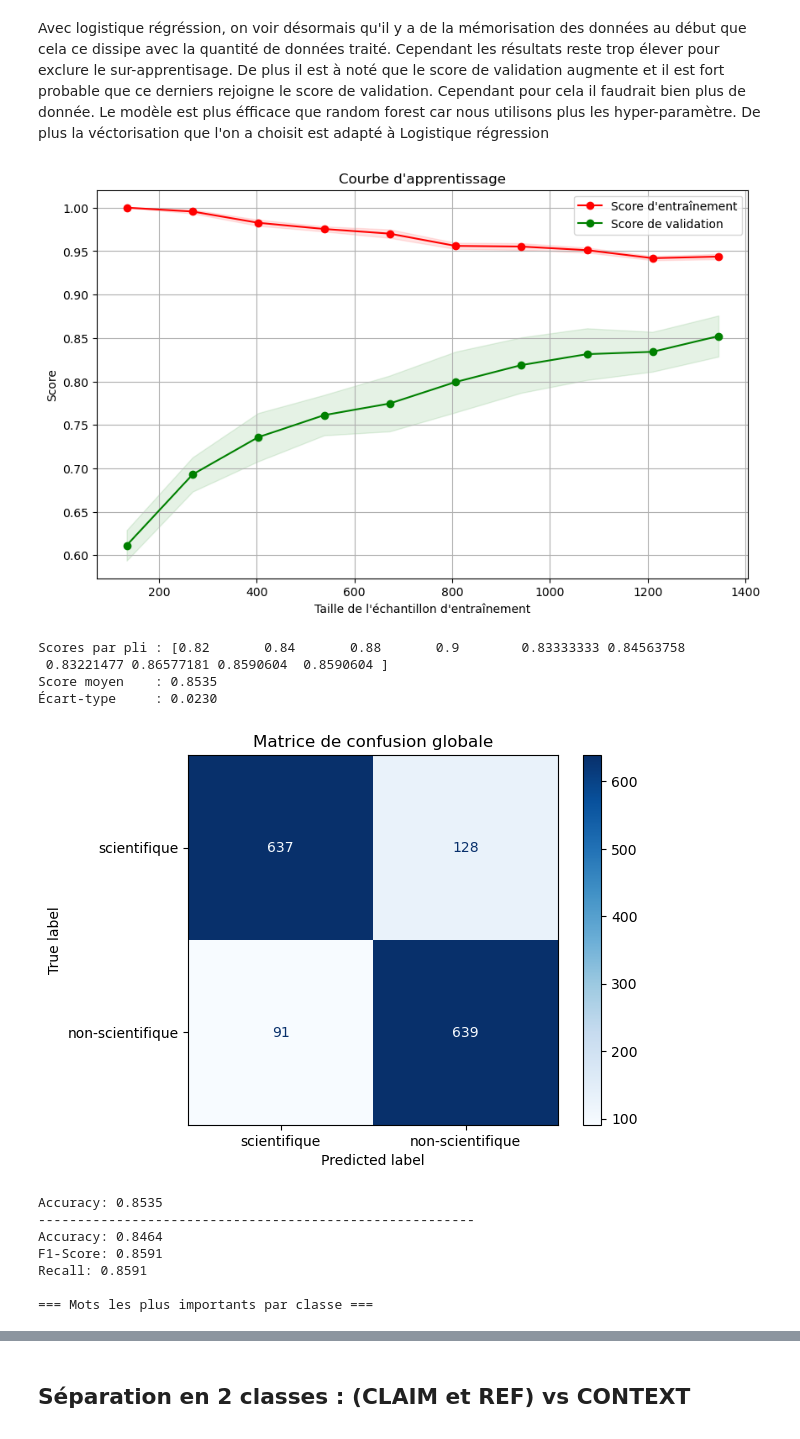
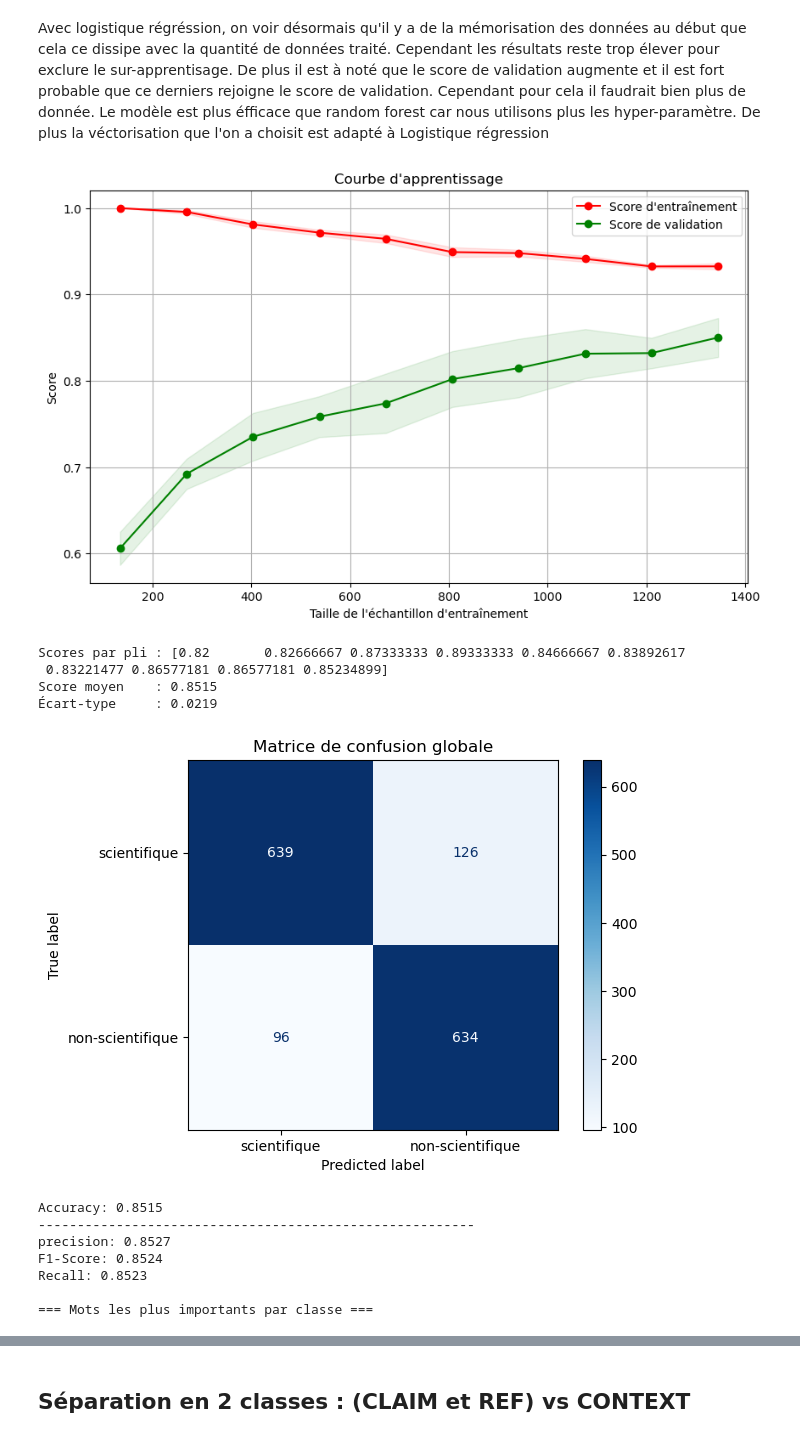
Before and after one commit to Kinadim/ML_projet, a Jupyter notebook: anotherNotebook.ipynb, the cells around one changed output, grey strips where cells are left out. Saved outputs shown, nothing was run; the diff lists cells and outputs as text; code cells hidden in the pictures.

```diff
--- a/anotherNotebook.ipynb
+++ b/anotherNotebook.ipynb
@@ -834,30 +834,30 @@ Avec logistique régréssion, on voir désormais qu'il y a de la mémorisation d
 # %%
 
 #model = OneVsRestClassifier(SVC(kernel='linear', probability=True, random_state=42, C=0.01))
 #model = OneVsRestClassifier(LogisticRegression(class_weight='balanced', max_iter=1000, random_state=42,penalty='l2', C=0.000125))
 #model = RandomForestClassifier(n_estimators=100, max_depth=2, random_state=42)
 #model = RandomForestClassifier(n_estimators=100, random_state=42)
 #model = OneVsRestClassifier(LogisticRegression(class_weight='balanced', max_iter=1000, random_state=42,penalty='l2', C=0.000125))
 #model = OneVsRestClassifier(LogisticRegression(class_weight='balanced', max_iter=1000, random_state=42))
-model = LogisticRegression(class_weight='balanced', max_iter=1000, random_state=42,penalty='l2', C=0.125)
+model = LogisticRegression(class_weight='balanced', max_iter=1000, random_state=42,penalty='l2', C=0.0125)
 #model = XGBClassifier(eval_metric='logloss')
 #model = SVC(kernel='linear', probability=True, random_state=42)
 #model = SVC(kernel='linear', probability=True, random_state=42, C=0.01)
 
 
 fitting_with_scaffold(model,X_resampled,y_resampled,"scientifique","non-scientifique")
 # %% [output]
-[figure, old version]
+[figure, new version]
-Scores par pli : [0.82       0.84       0.88       0.9        0.83333333 0.84563758
- 0.83221477 0.86577181 0.8590604  0.8590604 ]
-Score moyen    : 0.8535
-Écart-type     : 0.0230
+Scores par pli : [0.82       0.82666667 0.87333333 0.89333333 0.84666667 0.83892617
+ 0.83221477 0.86577181 0.86577181 0.85234899]
+Score moyen    : 0.8515
+Écart-type     : 0.0219
-[figure, old version]
+[figure, new version]
-Accuracy: 0.8535
+Accuracy: 0.8515
 --------------------------------------------------------
-Accuracy: 0.8464
-F1-Score: 0.8591
-Recall: 0.8591
+precision: 0.8527
+F1-Score: 0.8524
+Recall: 0.8523
 
 === Mots les plus importants par classe ===
 |  | Word | Chi2 |
```
Also changed, not shown: parts of 24 cells of this notebook.
